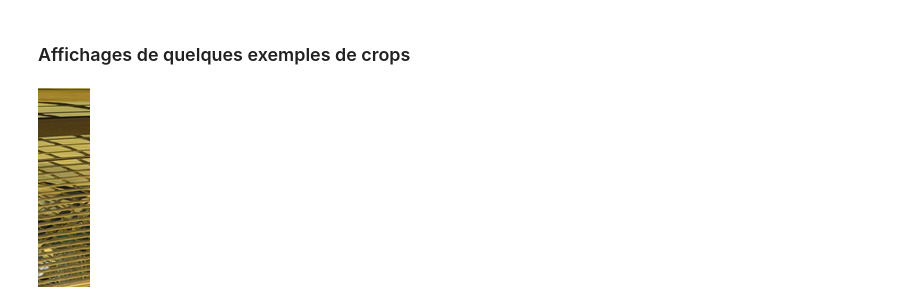
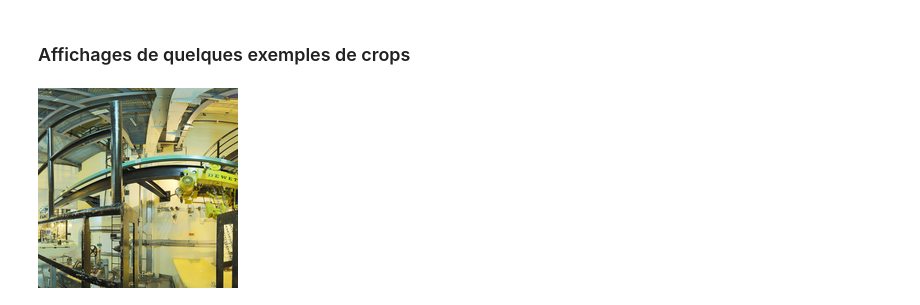
Before and after one commit to jorisgu/Mask_RCNN, a Jupyter notebook: load_ja_test_image.ipynb, the cells around one changed output. Drawn from its saved outputs; the diff is of its cells as text; code cells hidden in the pictures.

```diff
--- a/load_ja_test_image.ipynb
+++ b/load_ja_test_image.ipynb
@@ -100,13 +114,13 @@ for img_path in list_images_path:
 ### Affichages de quelques exemples de crops
 # %%
 #(960, 230)
-x = 100
-y = 800
-h = 2300
-w = 600
+x = 1000
+y = 2000
+h = 10000
+w = 10000
 
-img_path = '/dds/workspace/data_ja/cat.jpg.ppm'
+img_path = '/dds/work/workspace/data_ja/CAT_1_9024.jpg.ppm'
 result = read_from_memory(img_path,x,y,w,h)
 show_thumbnail(result)
 # %% [output]
-[figure, old version]
+[figure, new version]
```
Also changed, not shown: parts of 4 cells of this notebook, 2 other files.
